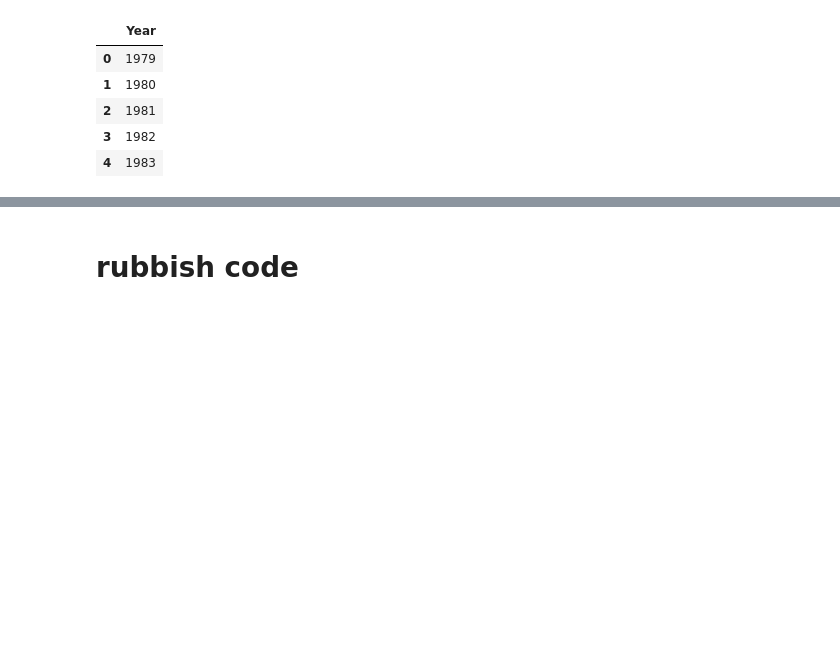
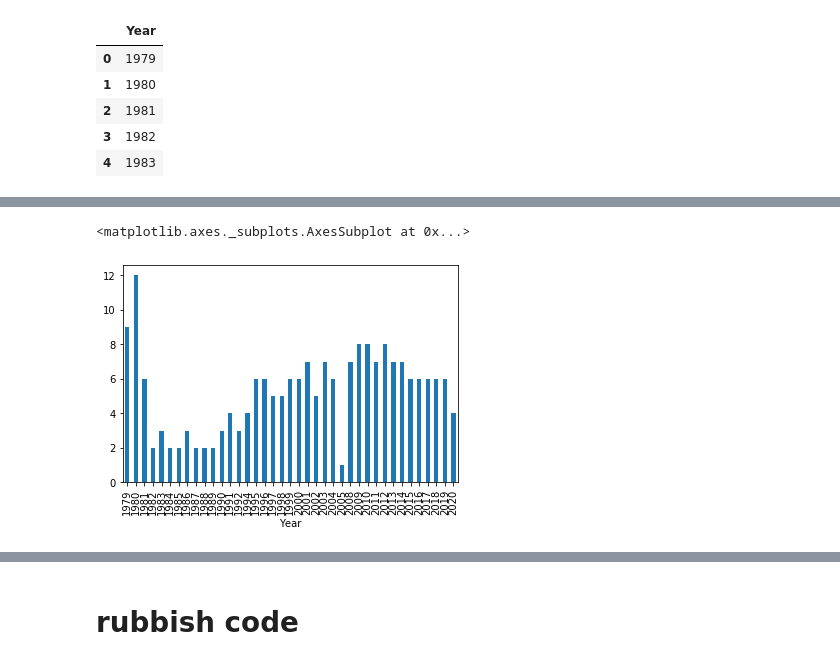
Before and after one commit to Lisa-Ho/three-investigators, a Jupyter notebook: notebooks/three-investigators-part-II.ipynb, the cells around one changed output, grey strips where cells are left out. Drawn from its saved outputs; the diff is of its cells as text; code cells hidden in the pictures; blank space fills up the shorter version.

```diff
--- a/notebooks/three-investigators-part-II.ipynb
+++ b/notebooks/three-investigators-part-II.ipynb
@@ -638,0 +227,6 @@ years.head()
+# %%
+#number of episodes over time
+years.set_index("Year")["ID_count"].plot(kind='bar')
+# %% [output]
+<matplotlib.axes._subplots.AxesSubplot at 0x...>
+[figure, added]
```
Also changed, not shown: parts of 67 cells of this notebook.
